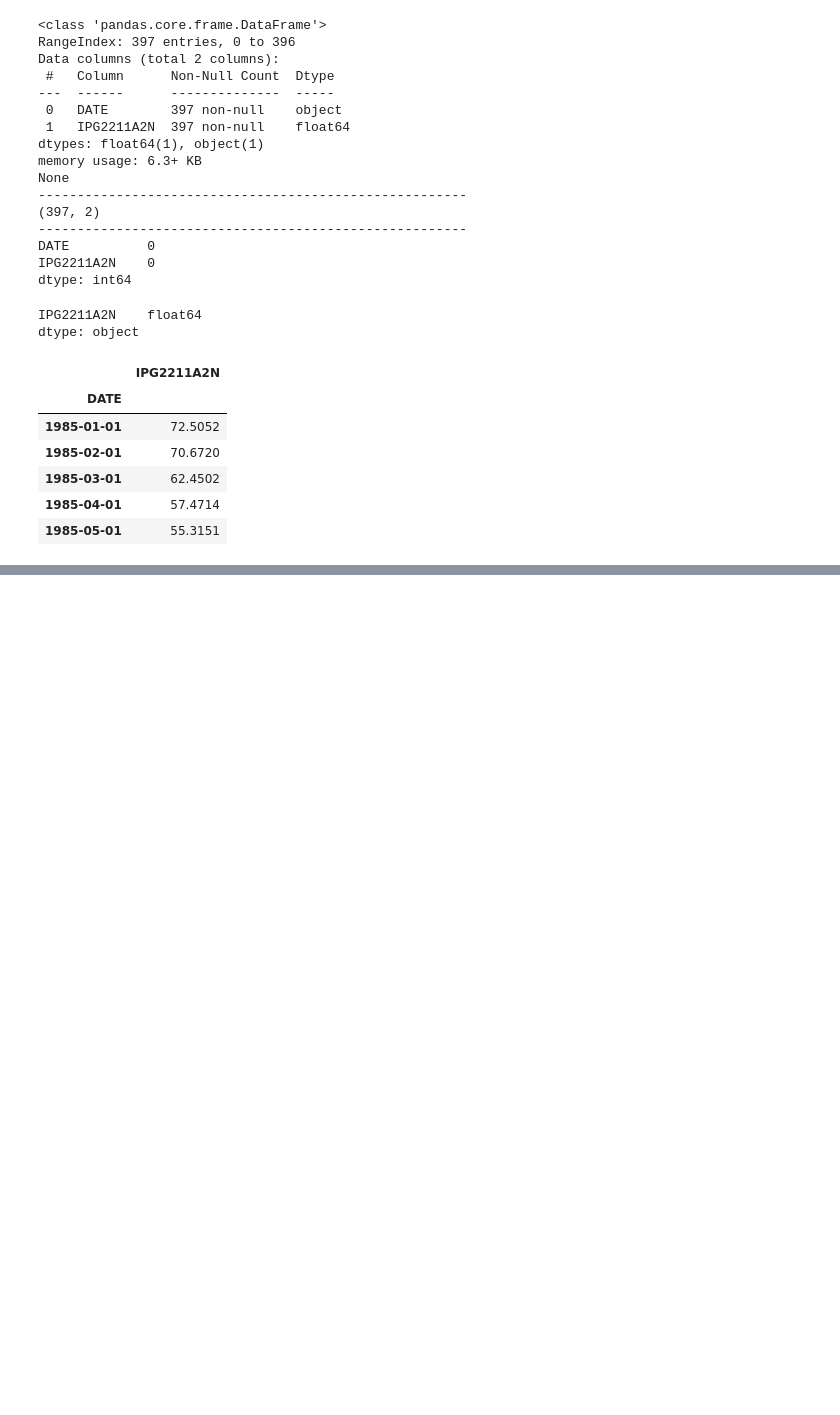
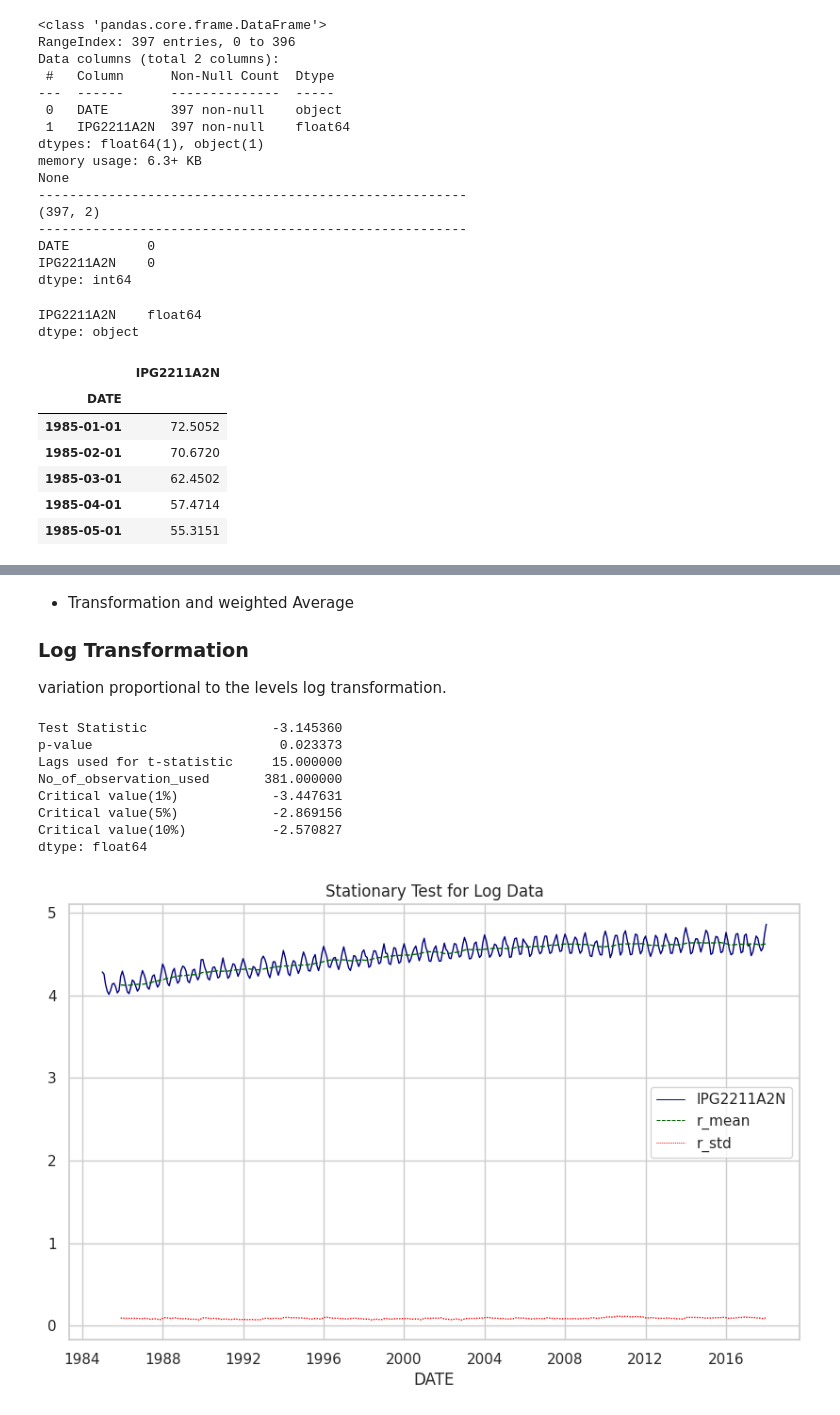
Before and after one commit to pooja614/ML_DL_projects, a Jupyter notebook: Time_series_of_Electric_Production.ipynb, the cells around one changed output, grey strips where cells are left out. Saved outputs shown, nothing was run; the diff lists cells and outputs as text; code cells hidden in the pictures; blank space fills up the shorter version.

```diff
--- a/Time_series_of_Electric_Production.ipynb
+++ b/Time_series_of_Electric_Production.ipynb
@@ -208,0 +278,19 @@ To be continued.
+# %% [markdown]
+* Transformation and weighted Average
+
+### Log Transformation
+
+variation proportional to the levels log transformation.
+# %%
+df_log = np.log(df)
+stationarity_test(df_log,12, 'Stationary Test for Log Data',col )
+# %% [output]
+Test Statistic                -3.145360
+p-value                        0.023373
+Lags used for t-statistic     15.000000
+No_of_observation_used       381.000000
+Critical value(1%)            -3.447631
+Critical value(5%)            -2.869156
+Critical value(10%)           -2.570827
+dtype: float64
+[figure, added]
```
Also changed, not shown: parts of 84 cells of this notebook.
